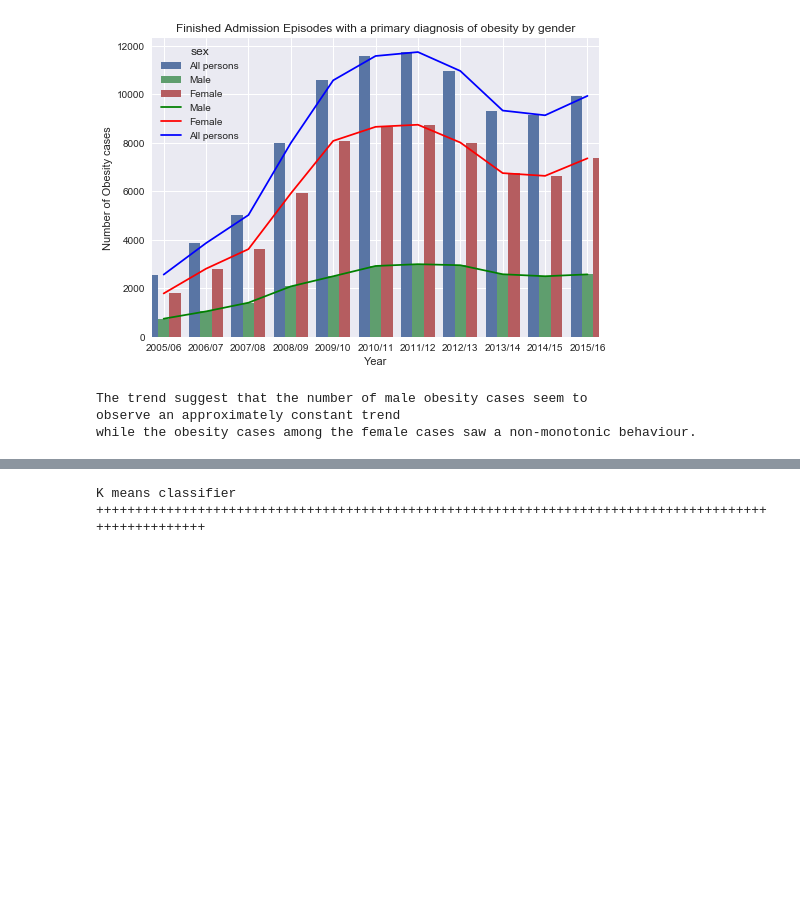
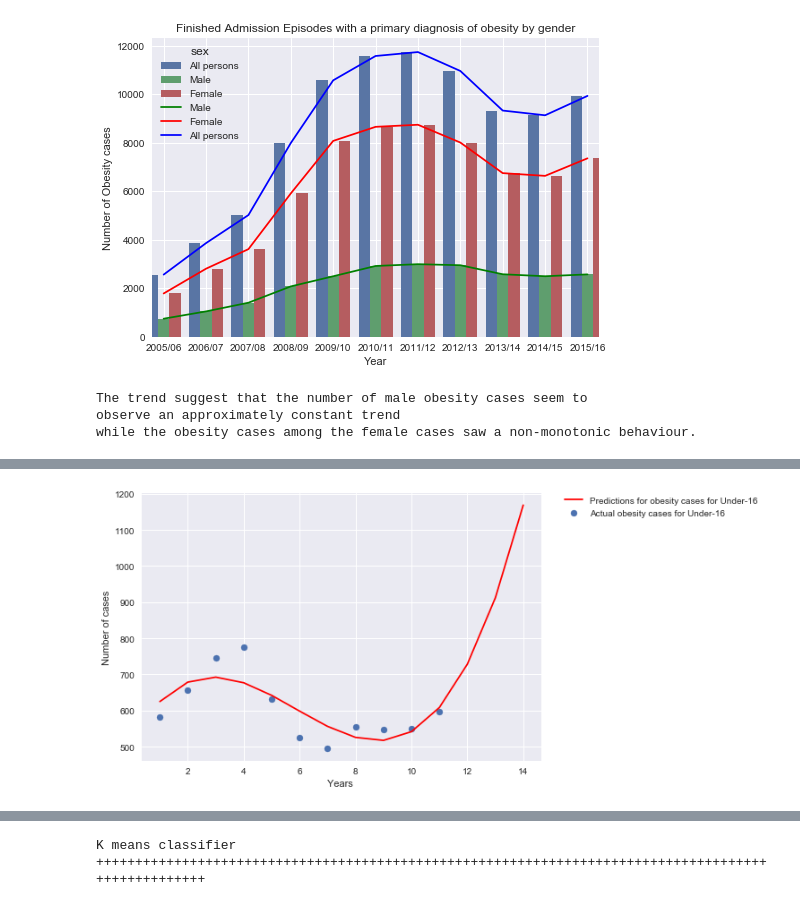
Before and after one commit to JoshiC27/Obesity_project, a Jupyter notebook: Obsesity_NHS.ipynb, the cells around one changed output, grey strips where cells are left out. Drawn from its saved outputs; the diff is of its cells as text; code cells hidden in the pictures; blank space fills up the shorter version.

```diff
--- a/Obsesity_NHS.ipynb
+++ b/Obsesity_NHS.ipynb
@@ -262,0 +266,81 @@ Mean squared error for 75-over is:345.690959
+# %%
+print '+'*space
+print "Predicting the future trend in the obesity cases using the above model"
+print "+"*space
+max_cut=15
+future_years_df=pd.DataFrame()
+future_years_df['dummy_year']=np.arange(1,max_cut)
+yr_list=pd.date_range(start=pd.datetime(2005, 1, 1), periods=max_cut, freq='A').year.tolist()
+yr_list_strng= list(map(str, yr_list))
+dbl_yr_fmt=[]
+for index in range(len(yr_list_strng)-1):
+    dbl_yr_fmt.append(yr_list_strng[index]+'/'+yr_list_strng[index+1][2:])
+future_years_df['Actual_years']=dbl_yr_fmt
+
+future_years_df.index=np.arange(1,np.shape(future_years_df)[0]+1)
+
+
+ply_obes_df = poly.fit_transform(future_years_df['dummy_year'][:,np.newaxis])
+target_feature_names = ['x'.join(['{}^{}'.format(pair[0],pair[1]) \
+                                  for pair in tuple if pair[1]!=0]) \
+                        for tuple in [zip(agegrplist,p) for p in poly.powers_]]
+temp_df = pd.DataFrame(ply_obes_df, columns = target_feature_names)
+temp_df.rename(columns={'': 'Coeff'}, inplace=True)
+
+
+future_years_poly=temp_df
+future_years_poly.index=np.arange(1,np.shape(future_years_poly)[0]+1)
+
+
+#f, ax = plt.subplots(1, 1)
+sns.set()
+
+grp_age=['Under-16', '16-24', '25-34', '35-44', '45-54', '55-64', '65-74', '75-over']
+
+# Create linear regression object
+
+
+regr = linear_model.Lasso()
+y=str_age_df[by_age[by_age.index(grp_age[0])]][:,np.newaxis]
+
+test_prediction = cross_val_predict(regr,str_age_df[fit_colmnslst], y, cv=nmax)
+
+regr.fit(str_age_df[fit_colmnslst], y)
+futre_prediction = regr.predict(future_years_poly)
+
+
+plt.scatter(str_age_df[fit_colmnslst]['dummy_year^1'],y, marker='o',\
+            label="Actual obesity cases for "+str(by_age[by_age.index(grp_age[0])]))
+
+plt.plot(future_years_df['dummy_year'],futre_prediction,color='red',
+               label="Predictions for obesity cases for "+str(by_age[by_age.index(grp_age[0])]))
+
+ax.set_xticklabels(future_years_df['Actual_years'])
+plt.xlabel("Years ")
+plt.ylabel("Number of cases")
+plt.legend(bbox_to_anchor=(1.05, 1), loc=2, borderaxespad=0.)
+plt.show()
+
+
+print '+'*space
+
+y=str_age_df[by_age[by_age.index(grp_age[len(grp_age)-1])]][:,np.newaxis]
+
+test_prediction = cross_val_predict(regr,str_age_df[fit_colmnslst], y, cv=nmax)
+
+regr.fit(str_age_df[fit_colmnslst], y)
+futre_prediction = regr.predict(future_years_poly)
+
+
+plt.scatter(str_age_df[fit_colmnslst]['dummy_year^1'],y, marker='o',\
+            label="Actual obesity cases for "+str(by_age[by_age.index(grp_age[len(grp_age)-1])]))
+
+plt.plot(future_years_df['dummy_year'],futre_prediction,color='red',
+               label="Predictions for obesity cases for "+str(by_age[by_age.index(grp_age[len(grp_age)-1])]))
+
+ax.set_xticklabels(future_years_df['Actual_years'])
+plt.xlabel("Years ")
+plt.ylabel("Number of cases")
+plt.legend(bbox_to_anchor=(1.05, 1), loc=2, borderaxespad=0.)
+plt.show()
+# %% [output]
@@ -262,0 +350 @@ Mean squared error for 75-over is:345.690959
+[figure, added]
```
Also changed, not shown: parts of 5 cells of this notebook, 1 other file.
